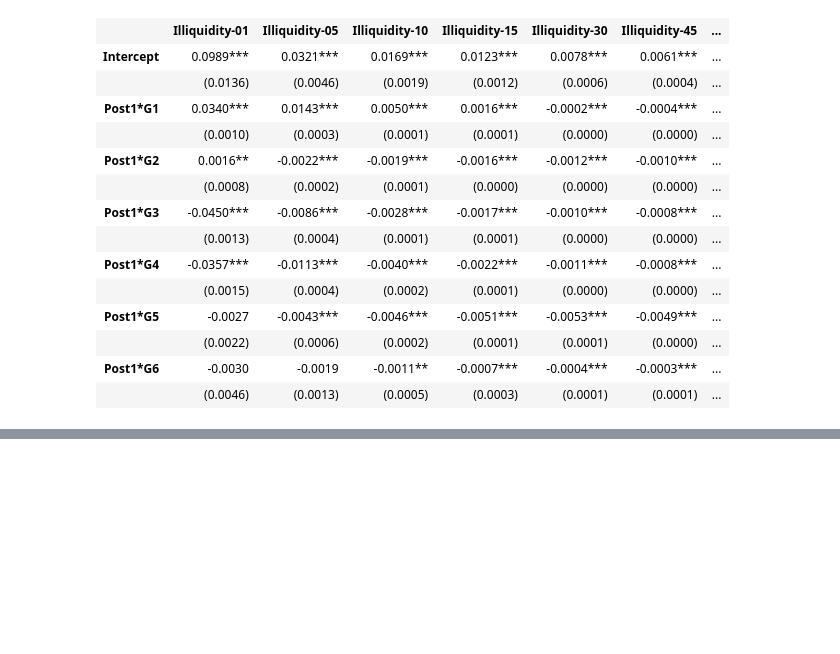
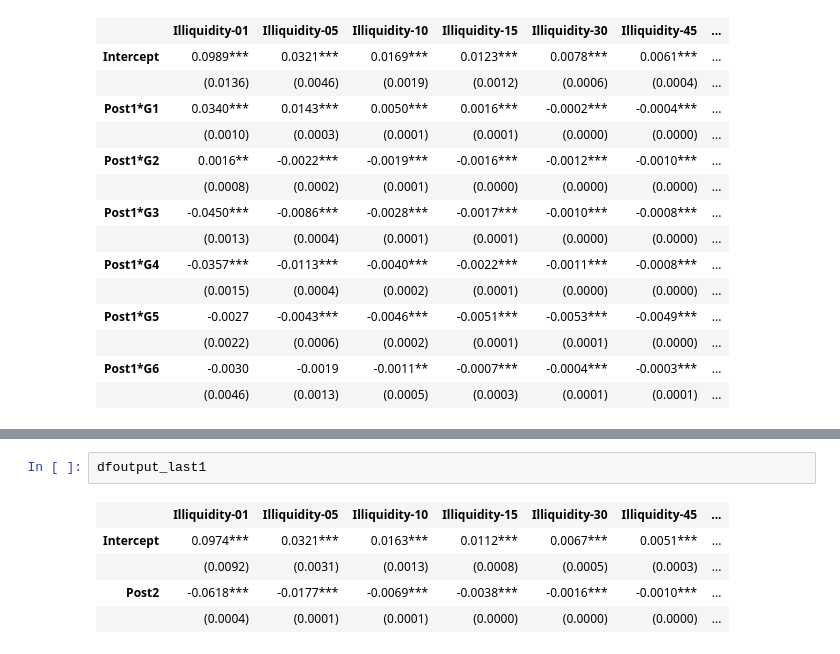
Before and after one commit to Shuxin-Y/TSE-Tick-Size-Reduction, a Jupyter notebook: Robustness Check.ipynb, the cells around one changed output, grey strips where cells are left out. Cells and saved outputs as stored; diff of their text form; blank space fills up the shorter version.

```diff
--- a/Robustness Check.ipynb
+++ b/Robustness Check.ipynb
@@ -1558,0 +1621,8 @@ dfoutput_lastg
+# %%
+dfoutput_last1
+# %% [output]
+|  | Illiquidity-01 | Illiquidity-05 | Illiquidity-10 | Illiquidity-15 | Illiquidity-30 | Illiquidity-45 | ... |
+| Intercept | 0.0974*** | 0.0321*** | 0.0163*** | 0.0112*** | 0.0067*** | 0.0051*** | ... |
+|  | (0.0092) | (0.0031) | (0.0013) | (0.0008) | (0.0005) | (0.0003) | ... |
+| Post2 | -0.0618*** | -0.0177*** | -0.0069*** | -0.0038*** | -0.0016*** | -0.0010*** | ... |
+|  | (0.0004) | (0.0001) | (0.0001) | (0.0000) | (0.0000) | (0.0000) | ... |
```
Also changed, not shown: parts of 6 cells of this notebook.
